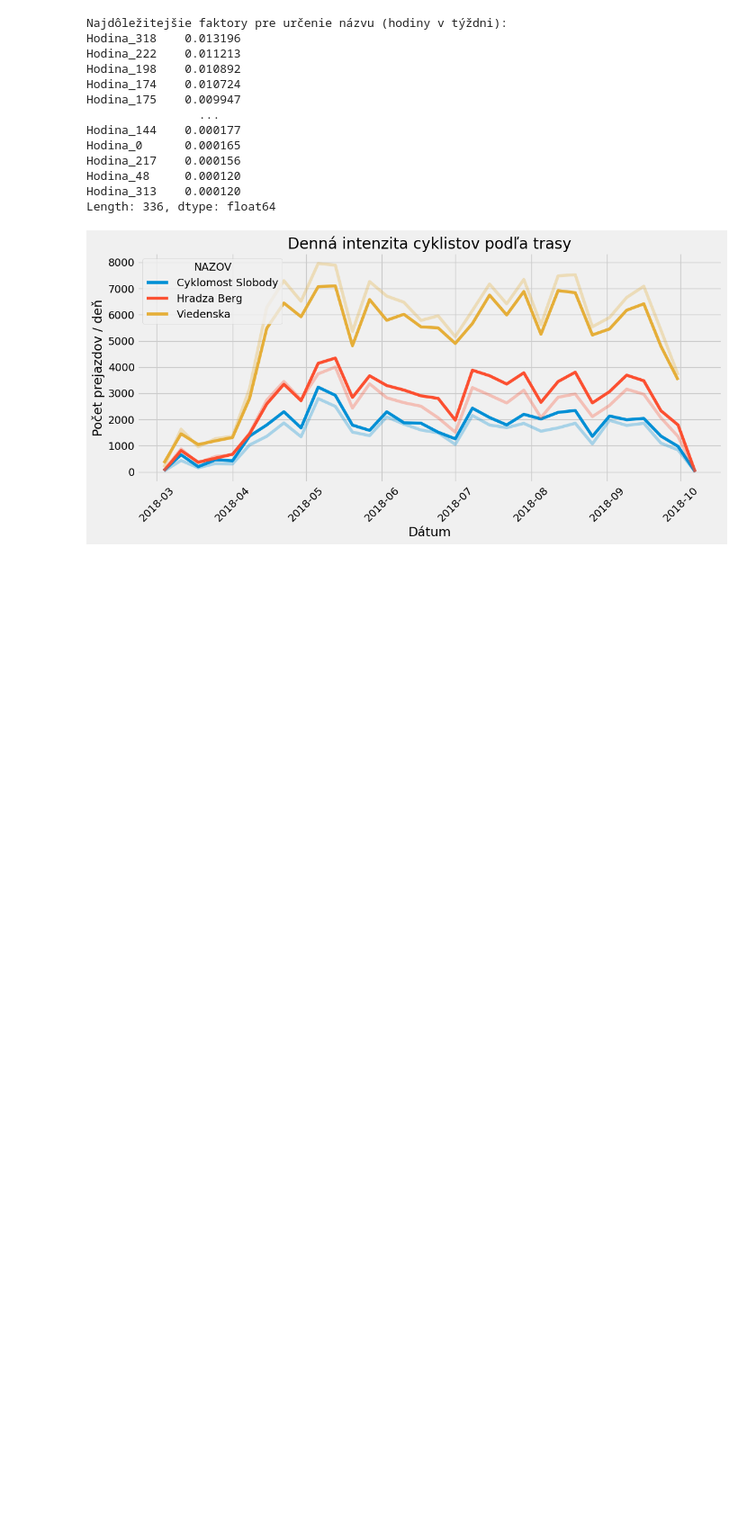
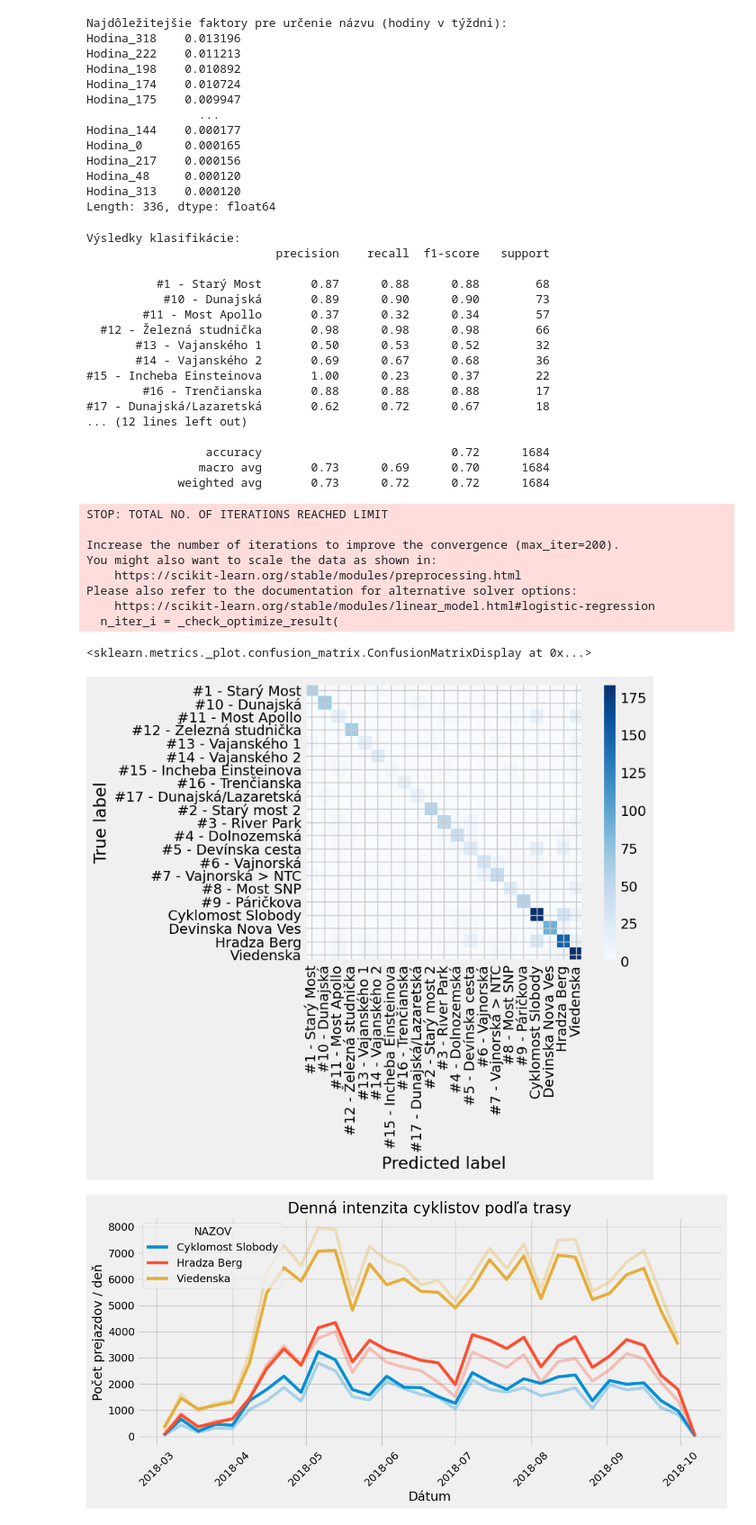
Before and after one commit to sugy-w/PRIDAV-JPD, a Jupyter notebook: Routes Classifier/classifier.ipynb, the cells around one changed output. Shown at 90% size. Cells and saved outputs as stored; diff of their text form; code cells hidden in the pictures; blank space fills up the shorter version.

```diff
--- a/Routes Classifier/classifier.ipynb
+++ b/Routes Classifier/classifier.ipynb
@@ -163,6 +179,41 @@ Hodina_217    0.000156
 Hodina_48     0.000120
 Hodina_313    0.000120
 Length: 336, dtype: float64
+# %%
+model = LGR(solver='lbfgs', max_iter=200)
+model.fit(X_train, y_train)
+y_pred = model.predict(X_test)
+print("\nVýsledky klasifikácie:")
+print(CR(y_test, y_pred))
+ConfusionMatrixDisplay.from_estimator(model, X_test, y_test, cmap='Blues', xticks_rotation='vertical', include_values=False)
+# %% [output]
+Výsledky klasifikácie:
+                           precision    recall  f1-score   support
+
+          #1 - Starý Most       0.87      0.88      0.88        68
+           #10 - Dunajská       0.89      0.90      0.90        73
+        #11 - Most Apollo       0.37      0.32      0.34        57
+  #12 - Železná studnička       0.98      0.98      0.98        66
+       #13 - Vajanského 1       0.50      0.53      0.52        32
+       #14 - Vajanského 2       0.69      0.67      0.68        36
+#15 - Incheba Einsteinova       1.00      0.23      0.37        22
+        #16 - Trenčianska       0.88      0.88      0.88        17
+#17 - Dunajská/Lazaretská       0.62      0.72      0.67        18
+... (12 lines left out)
+
+                 accuracy                           0.72      1684
+                macro avg       0.73      0.69      0.70      1684
+             weighted avg       0.73      0.72      0.72      1684
+STOP: TOTAL NO. OF ITERATIONS REACHED LIMIT
+
+Increase the number of iterations to improve the convergence (max_iter=200).
+You might also want to scale the data as shown in:
+    https://scikit-learn.org/stable/modules/preprocessing.html
+Please also refer to the documentation for alternative solver options:
+    https://scikit-learn.org/stable/modules/linear_model.html#logistic-regression
+  n_iter_i = _check_optimize_result(
+<sklearn.metrics._plot.confusion_matrix.ConfusionMatrixDisplay at 0x...>
+[figure, added]
 # %%
 do_2024 = cycling_data[('2018-03-01' <= cycling_data["datum_a_cas"]) & (cycling_data["datum_a_cas"] <= '2018-10-01')]
 df_daily = do_2024.set_index('datum_a_cas').groupby(['NAZOV', pd.Grouper(freq='W')])[['POCET_DO', 'POCET_Z']].sum().reset_index()
```
Also changed, not shown: parts of 4 cells of this notebook, 2 other files.
